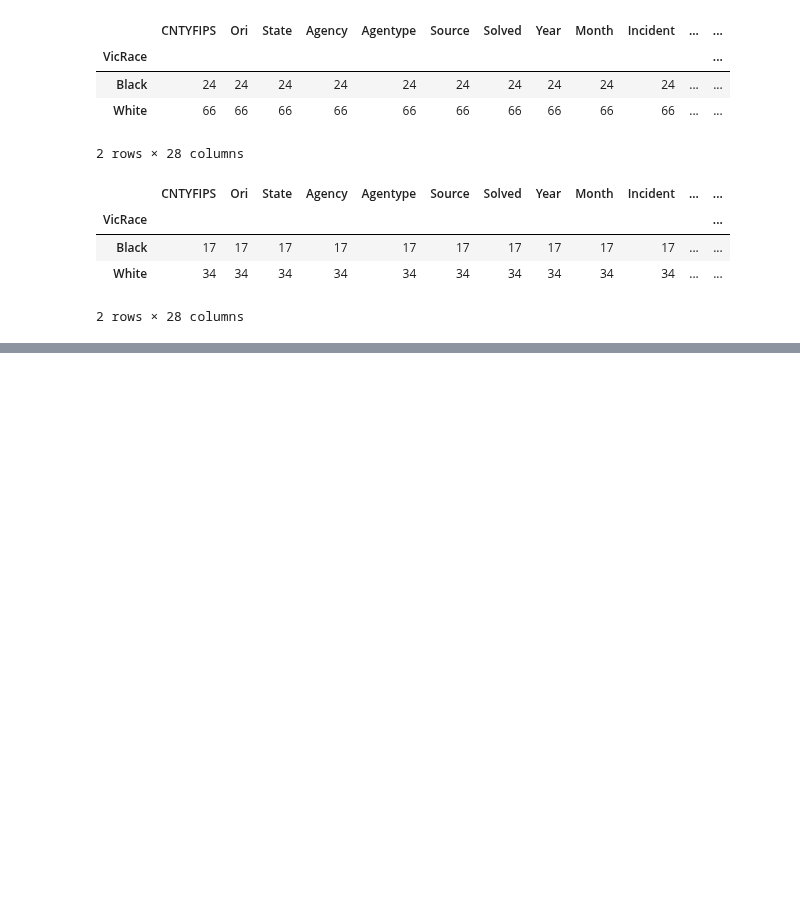
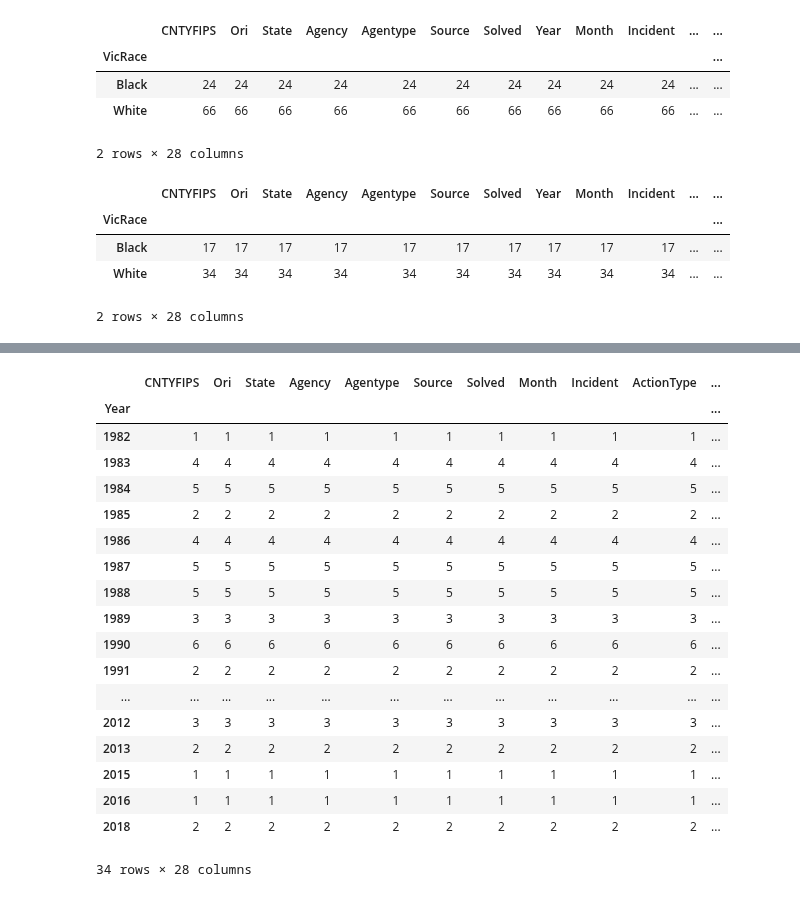
Before and after one commit to fadeeva/weird_projects, a Jupyter notebook: Serial_Killers/Outliers_based_on_cosine_similarity/Weapons_&_Circumstances_cosine_similarity_for_Female_Victims.ipynb, the cells around one changed output, grey strips where cells are left out. Cells and saved outputs as stored; diff of their text form; code cells hidden in the pictures; blank space fills up the shorter version.

```diff
--- a/Serial_Killers/Outliers_based_on_cosine_similarity/Weapons_&_Circumstances_cosine_similarity_for_Female_Victims.ipynb
+++ b/Serial_Killers/Outliers_based_on_cosine_similarity/Weapons_&_Circumstances_cosine_similarity_for_Female_Victims.ipynb
@@ -188,0 +196,22 @@ norm.groupby('CNTYFIPS').count()
+# %%
+norm[norm['CNTYFIPS']=='Harris, TX'].groupby(['Year']).count()
+# %% [output]
+|  | CNTYFIPS | Ori | State | Agency | Agentype | Source | Solved | Month | Incident | ActionType | ... |
+| Year |  |  |  |  |  |  |  |  |  |  | ... |
+| 1982 | 1 | 1 | 1 | 1 | 1 | 1 | 1 | 1 | 1 | 1 | ... |
+| 1983 | 4 | 4 | 4 | 4 | 4 | 4 | 4 | 4 | 4 | 4 | ... |
+| 1984 | 5 | 5 | 5 | 5 | 5 | 5 | 5 | 5 | 5 | 5 | ... |
+| 1985 | 2 | 2 | 2 | 2 | 2 | 2 | 2 | 2 | 2 | 2 | ... |
+| 1986 | 4 | 4 | 4 | 4 | 4 | 4 | 4 | 4 | 4 | 4 | ... |
+| 1987 | 5 | 5 | 5 | 5 | 5 | 5 | 5 | 5 | 5 | 5 | ... |
+| 1988 | 5 | 5 | 5 | 5 | 5 | 5 | 5 | 5 | 5 | 5 | ... |
+| 1989 | 3 | 3 | 3 | 3 | 3 | 3 | 3 | 3 | 3 | 3 | ... |
+| 1990 | 6 | 6 | 6 | 6 | 6 | 6 | 6 | 6 | 6 | 6 | ... |
+| 1991 | 2 | 2 | 2 | 2 | 2 | 2 | 2 | 2 | 2 | 2 | ... |
+| ... | ... | ... | ... | ... | ... | ... | ... | ... | ... | ... | ... |
+| 2012 | 3 | 3 | 3 | 3 | 3 | 3 | 3 | 3 | 3 | 3 | ... |
+| 2013 | 2 | 2 | 2 | 2 | 2 | 2 | 2 | 2 | 2 | 2 | ... |
+| 2015 | 1 | 1 | 1 | 1 | 1 | 1 | 1 | 1 | 1 | 1 | ... |
+| 2016 | 1 | 1 | 1 | 1 | 1 | 1 | 1 | 1 | 1 | 1 | ... |
+| 2018 | 2 | 2 | 2 | 2 | 2 | 2 | 2 | 2 | 2 | 2 | ... |
+34 rows × 28 columns
```
Also changed, not shown: parts of 13 cells of this notebook.
